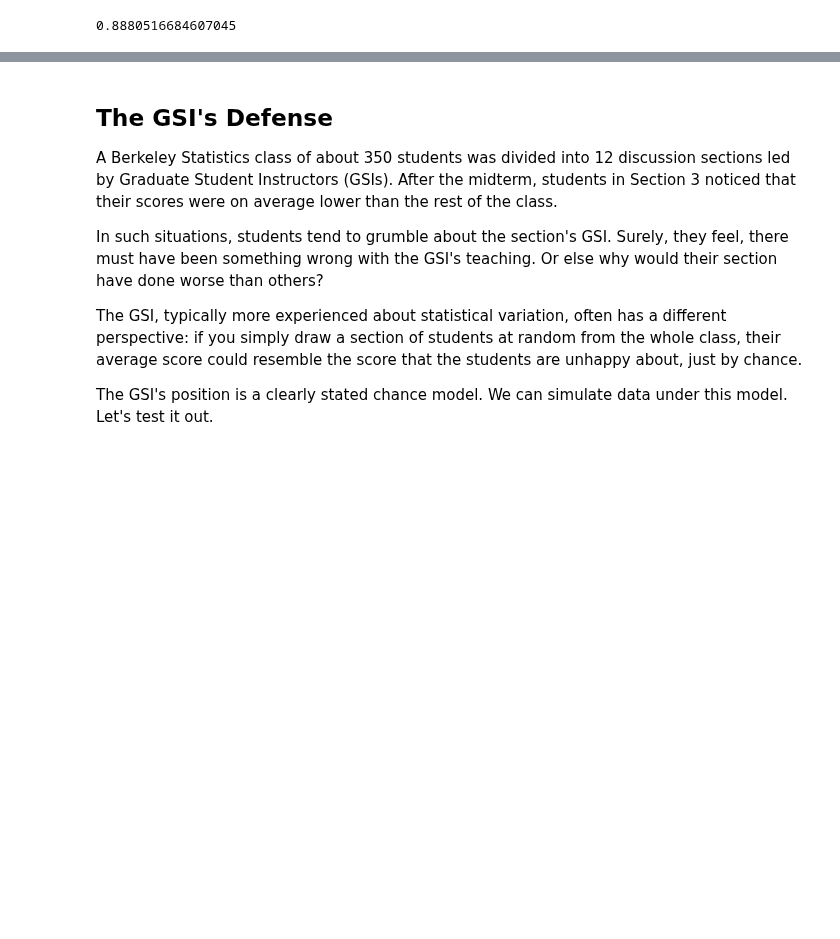
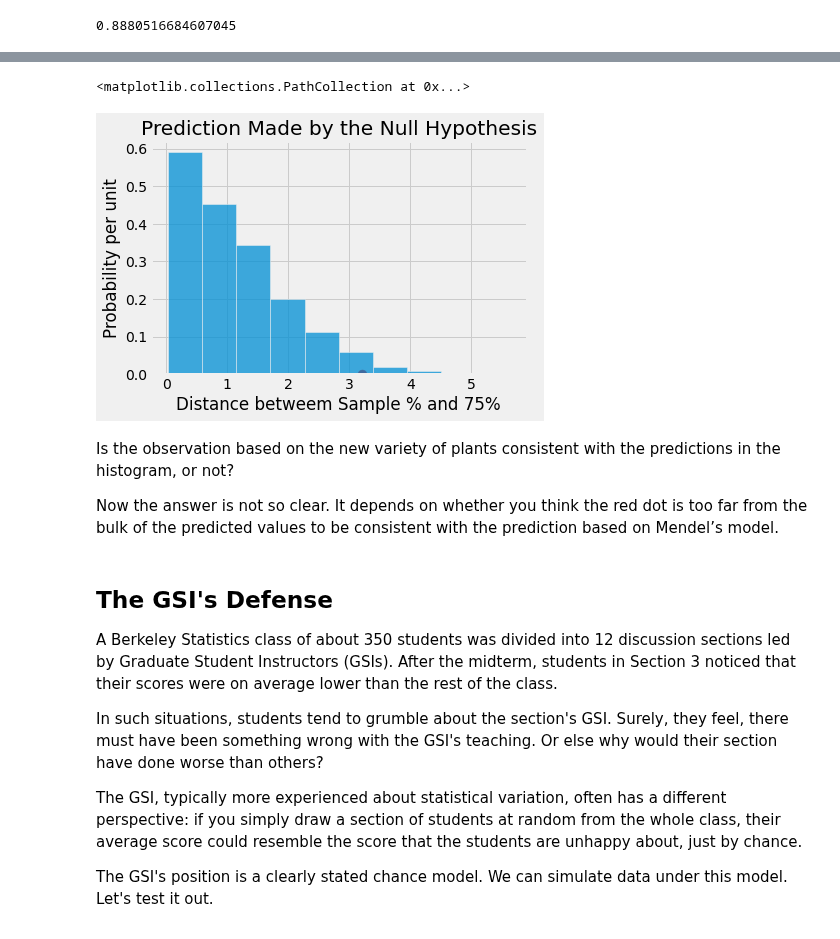
Before and after one commit to floreencia/textbook-flo, a Jupyter notebook: chapters/11/3/Decisions_and_Uncertainty.ipynb, the cells around one changed output, grey strips where cells are left out. Drawn from its saved outputs; the diff is of its cells as text; code cells hidden in the pictures; blank space fills up the shorter version.

```diff
--- a/chapters/11/3/Decisions_and_Uncertainty.ipynb
+++ b/chapters/11/3/Decisions_and_Uncertainty.ipynb
@@ -86,3 +186,17 @@ Here is an example where the decision requires judgment.
+# %%
+different_observed_statistic = 3.2
+sns.histplot(distances, bins=10, stat='density')
+plt.title('Prediction Made by the Null Hypothesis')
+plt.xlabel('Distance betweem Sample % and 75%' )
+plt.ylabel('Probability per unit')
+plt.scatter(different_observed_statistic, 0, color='red', s=80)
+# %% [output]
+<matplotlib.collections.PathCollection at 0x...>
+[figure, added]
+# %% [markdown]
+Is the observation based on the new variety of plants consistent with the predictions in the histogram, or not?
+
+Now the answer is not so clear. It depends on whether you think the red dot is too far from the bulk of the predicted values to be consistent with the prediction based on Mendel’s model.
 # %% [markdown]
 ## The GSI's Defense
 A Berkeley Statistics class of about 350 students was divided into 12 discussion sections led by Graduate Student Instructors (GSIs). After the midterm, students in Section 3 noticed that their scores were on average lower than the rest of the class.
```
Also changed, not shown: parts of 23 cells of this notebook.
